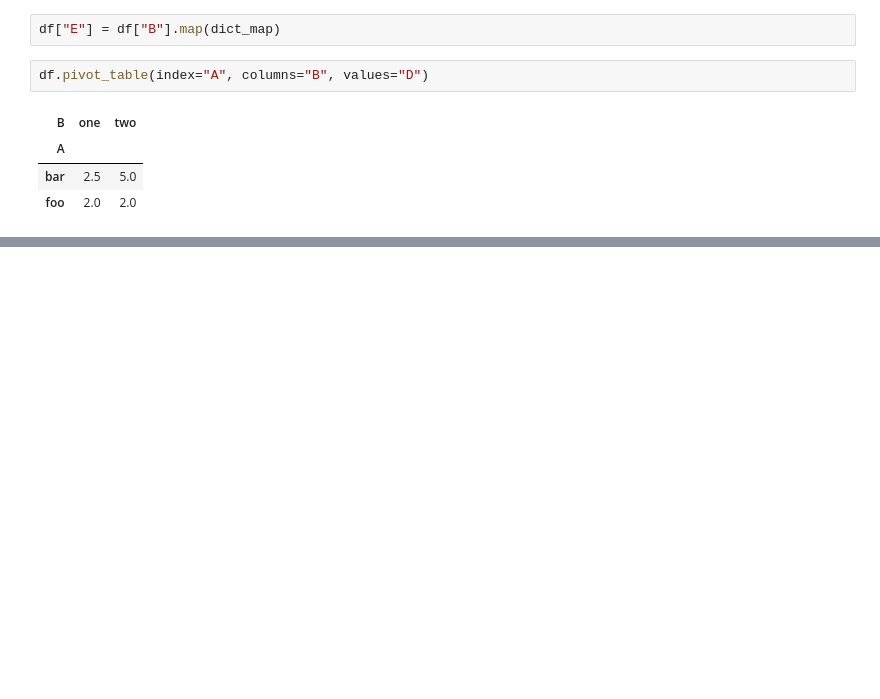
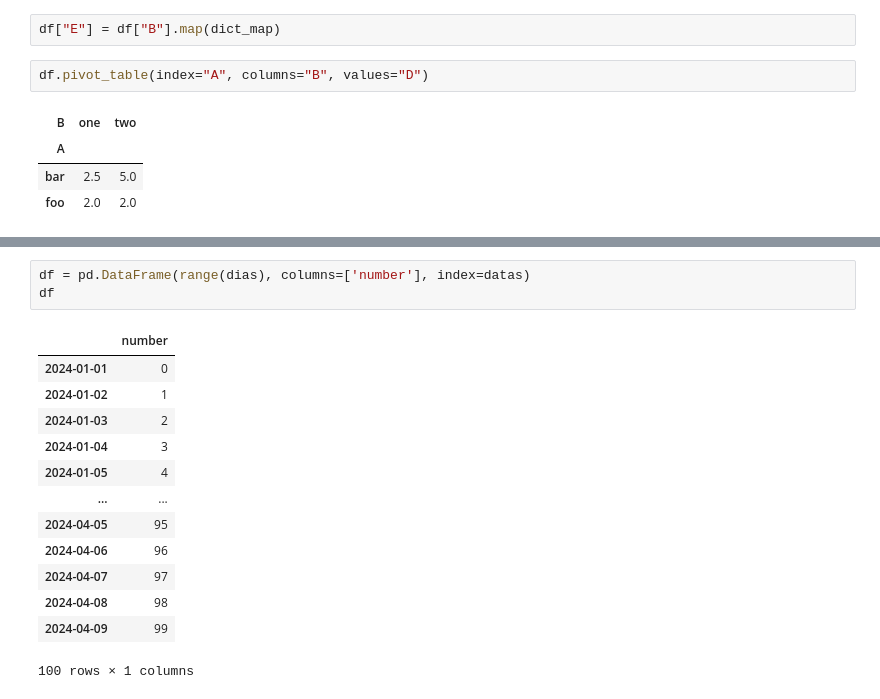
Before and after one commit to gustawillg/Pandas-SQL, a Jupyter notebook: dados ausentes.ipynb, the cells around one changed output, grey strips where cells are left out. Drawn from its saved outputs; the diff is of its cells as text; blank space fills up the shorter version.

```diff
--- a/dados ausentes.ipynb
+++ b/dados ausentes.ipynb
@@ -457,0 +484,17 @@ df.pivot_table(index="A", columns="B", values="D")
+# %%
+df = pd.DataFrame(range(dias), columns=['number'], index=datas)
+df
+# %% [output]
+|  | number |
+| 2024-01-01 | 0 |
+| 2024-01-02 | 1 |
+| 2024-01-03 | 2 |
+| 2024-01-04 | 3 |
+| 2024-01-05 | 4 |
+| ... | ... |
+| 2024-04-05 | 95 |
+| 2024-04-06 | 96 |
+| 2024-04-07 | 97 |
+| 2024-04-08 | 98 |
+| 2024-04-09 | 99 |
+100 rows × 1 columns
```
Also changed, not shown: parts of 11 cells of this notebook, 4 other files.
